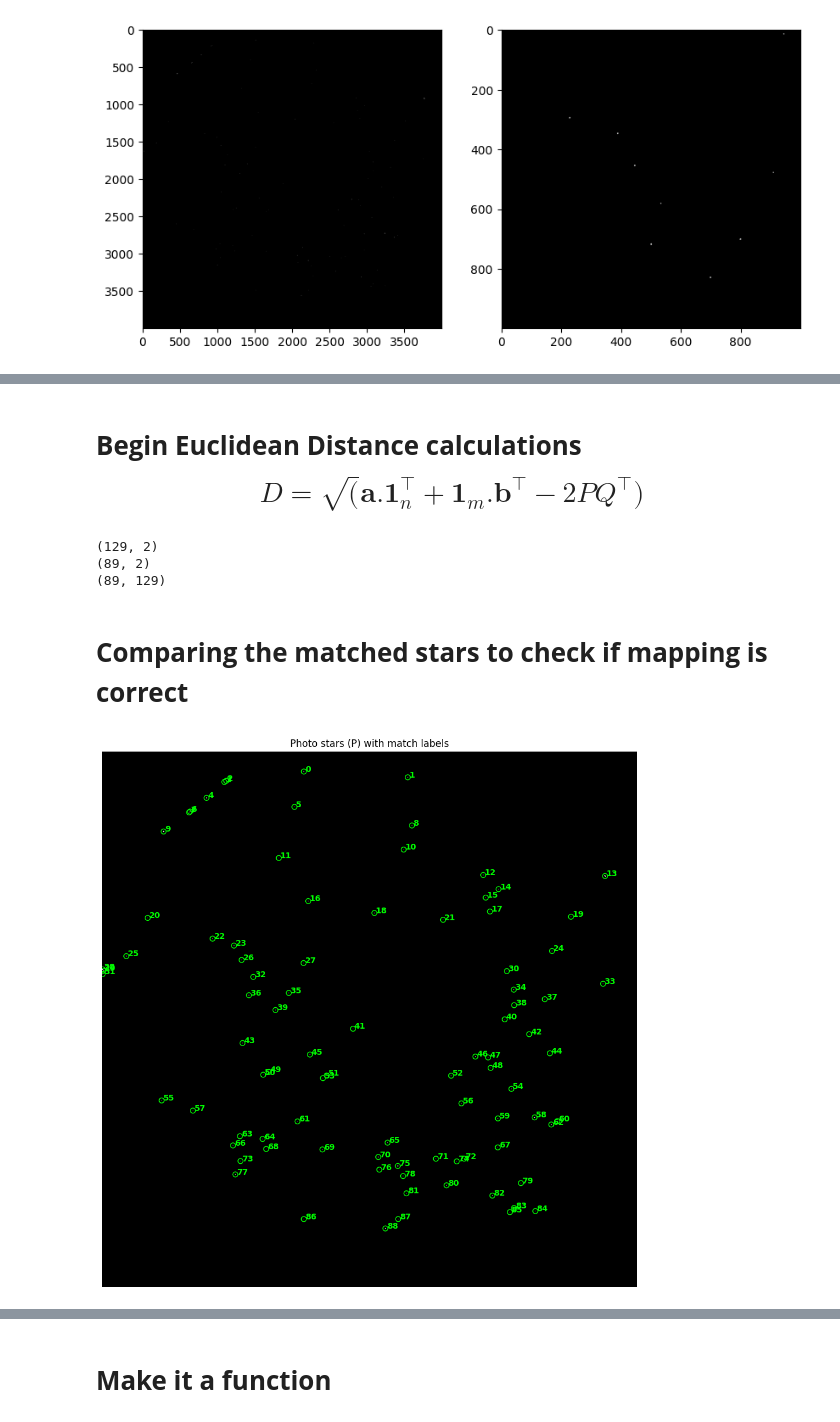
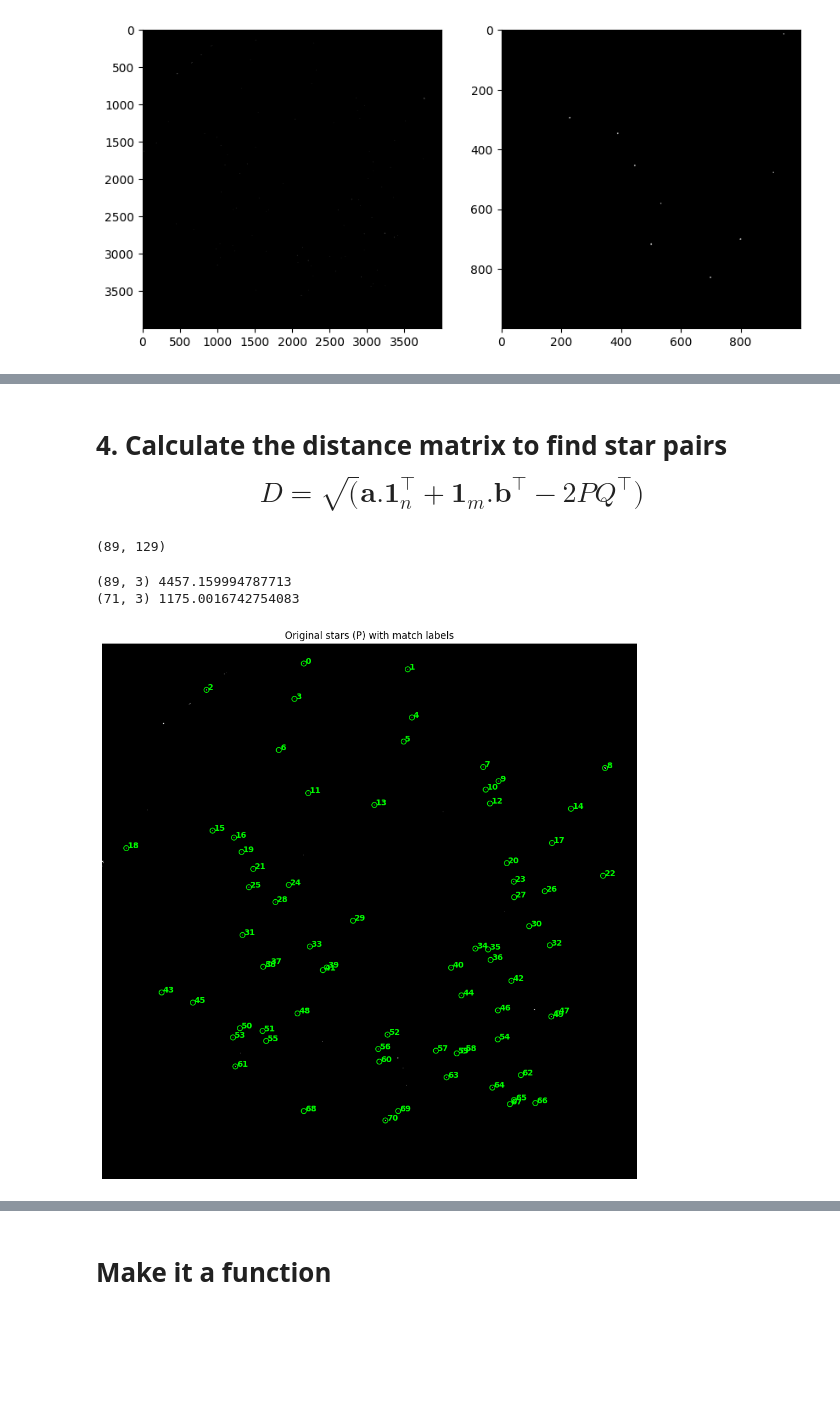
Before and after one commit to nina-ss/asi-starfield-calibration, a Jupyter notebook: notebook.ipynb, the cells around one changed output, grey strips where cells are left out. Drawn from its saved outputs; the diff is of its cells as text; code cells hidden in the pictures; blank space fills up the shorter version.

```diff
--- a/notebook.ipynb
+++ b/notebook.ipynb
@@ -140,0 +61,7 @@ plt.imshow(img_model_dilated, cmap='gray')
+# %%
+# Load the star catalog
+
+Vmag_threshold = 3.5  # estimated guess for naked-eye visibility (see star catalog)
+
+stars_df = pd.read_csv("star_catalog.csv", header=0)
+bright_stars_df = stars_df[stars_df["Vmag"] < Vmag_threshold].copy()
@@ -140,0 +94,7 @@ plt.imshow(img_model_dilated, cmap='gray')
+# %%
+# Create simulated image without distortion (perfect center, no rotation, no dilation)
+
+sim_img, sim_img_xy_el_az = st.stars_to_polar_binary(el, az, rotation_deg=90, point_size=10)
+
+plt.figure(figsize=(12, 12))
+plt.imshow(sim_img, cmap='gray')
@@ -141,24 +126,13 @@ plt.imshow(img_model_dilated, cmap='gray')
 # %% [markdown]
-# **Begin Euclidean Distance calculations $$ D = \sqrt(\mathbf{a}.\mathbf{1}_n^\top + \mathbf{1}_m.\mathbf{b}^\top - 2PQ^\top)$$**
+# **4. Calculate the distance matrix to find star pairs$$ D = \sqrt(\mathbf{a}.\mathbf{1}_n^\top + \mathbf{1}_m.\mathbf{b}^\top - 2PQ^\top)$$**
 # %%
-## Load our two images we want to compare
+# Distance matrix computation
 
-Q = get_star_centroids(img_model_dilated)
-print(Q.shape)
-
-## Prep all variables before we do any calculations
-
-P_T = P.T
-Q_T = Q.T
 m = len(P)
-print(P.shape)
 n = len(Q)
 
-onesM = np.ones(shape = (m, 1))
-onesN = np.ones(shape = (n, 1))
-
-a = np.dot(P, P.T)
-b = np.dot(Q, Q.T)
+onesM = np.ones(shape=(m, 1))
+onesN = np.ones(shape=(n, 1))
 
 a = np.diag(np.dot(P, P.T))
 b = np.diag(np.dot(Q, Q.T))
@@ -166,42 +140,44 @@ b = np.diag(np.dot(Q, Q.T))
 a = a[:, None]
 b = b[:, None]
 
-## Distance computation
-
 D = np.sqrt(np.matmul(a, onesN.T) + np.matmul(onesM, b.T) - 2 * np.matmul(P, Q.T))
 
 print(D.shape)
 # %% [output]
-(129, 2)
-(89, 2)
 (89, 129)
 # %%
+# Find matching pairs (minimizing distance)
+
 matches = []
 dist = 0
-for i in range(D.shape[0]):
-    j = np.argmin(D[i])
-    dist_ij = D[i, j]
-    matches.append((i, j, dist))
-    dist += dist_ij
+for i in range(D.shape[0]):       # for each star in P (i)
+    j = np.argmin(D[i])           # find closest star in Q (j)
+    dist_ij = D[i, j]             # save the distance between i and j
+    matches.append((i, j, dist_ij))  # save matching pair
 matches = np.array(matches)
-## max_dist = 0  # adjust depending on scale
-## filtered = matches[matches[:, 2] < max_dist]
-filtered = matches
+total_dist = np.sum(matches[:, 2])
+print(matches.shape, total_dist)
 
-jStar = np.argmin(D, axis = 1)
+# Optionally, filter out matches with unreasonable distances
+max_dist = 100                      # adjust depending on scale
+filtered_matches = matches[matches[:, 2] < max_dist]
+total_dist_filt = np.sum(filtered_matches[:, 2])
+print(filtered_matches.shape, total_dist_filt)
+# %% [output]
+(89, 3) 4457.159994787713
+(71, 3) 1175.0016742754083
-# %% [markdown]
-# **Comparing the matched stars to check if mapping is correct**
 # %%
+# Check matched pairs in original image
+
 plt.figure(figsize=(12, 12))
-plt.imshow(img_data, cmap='gray')
-plt.title("Photo stars (P) with match labels")
+plt.imshow(ori_img_binary, cmap='gray')
+plt.title("Original stars (P) with match labels")
 plt.axis('off')
 
-# Plot and label only the matched subset
-for idx, (i, j, dist) in enumerate(filtered):
+for idx, (i, j, dist_ij) in enumerate(filtered_matches):
     x, y = P[int(i)]
     plt.scatter(x, y, s=40, edgecolors='lime', facecolors='none')
     plt.text(x + 10, y, f"{idx}", color='lime', fontsize=10, fontweight='bold')
 # %% [output]
-[figure, old version]
+[figure, new version]
 # %%
```
Also changed, not shown: parts of 31 cells of this notebook, 1 other file.
